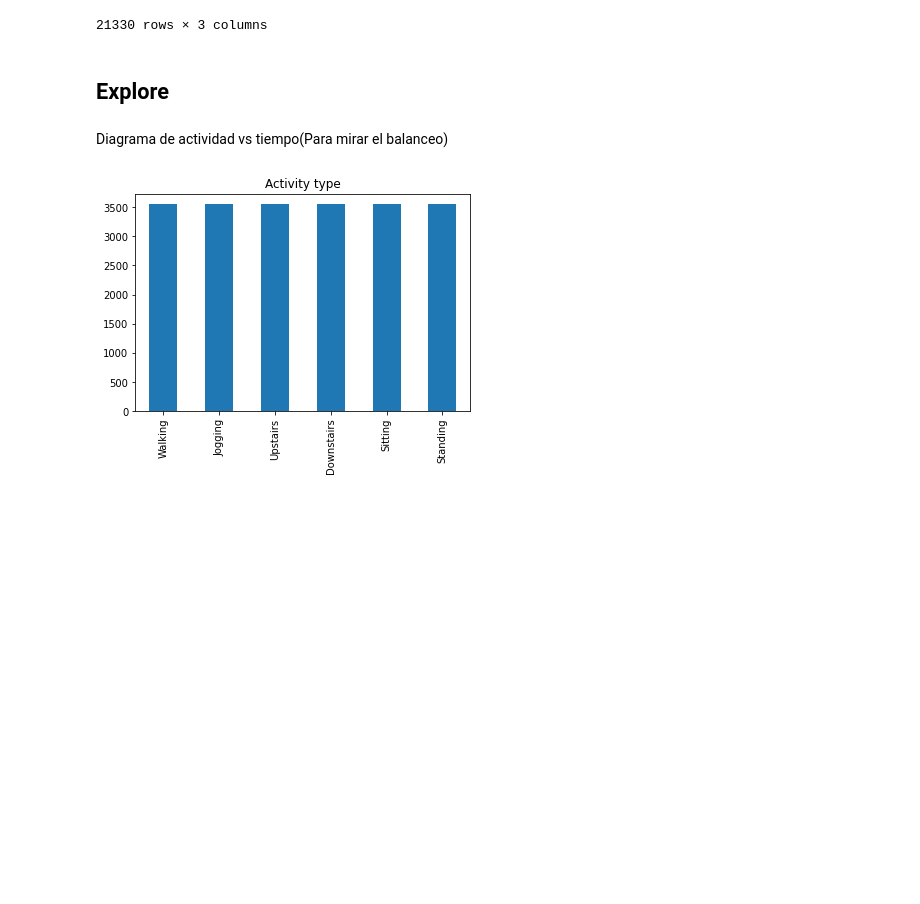
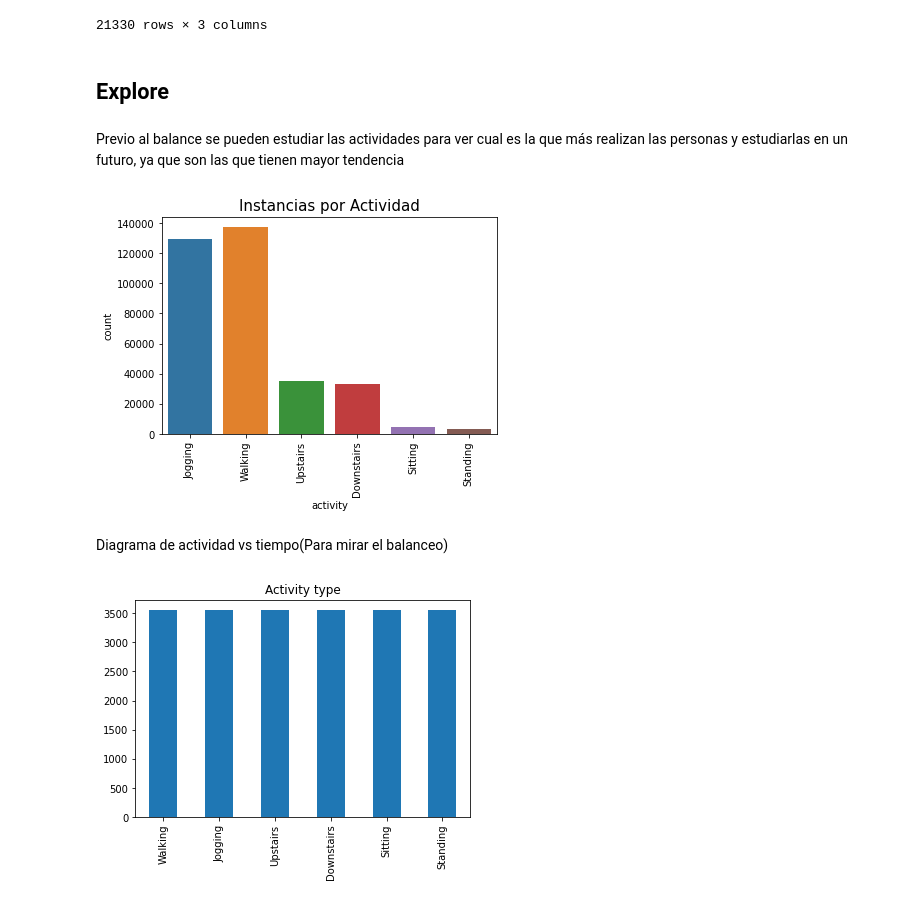
Before and after one commit to AndresWV/AndresWV.github.io, a Jupyter notebook: ProyectoWisdm.ipynb, the cells around one changed output. Saved outputs shown, nothing was run; the diff lists cells and outputs as text; code cells hidden in the pictures; blank space fills up the shorter version.

```diff
--- a/ProyectoWisdm.ipynb
+++ b/ProyectoWisdm.ipynb
@@ -223,6 +225,15 @@ scaled_X
 21330 rows × 3 columns
 # %% [markdown]
 ## **Explore**
+# %% [markdown]
+Previo al balance se pueden estudiar las actividades para ver cual es la que más realizan las personas y estudiarlas en un futuro, ya que son las que tienen mayor tendencia
+# %%
+plt.title('Instancias por Actividad', fontsize=15)
+sns.countplot(wisdmHarDf2.activity)
+plt.xticks(rotation=90)
+plt.show()
+# %% [output]
+[figure, added]
 # %% [markdown]
 Diagrama de actividad vs tiempo(Para mirar el balanceo)
 # %%
```
Also changed, not shown: parts of 6 cells of this notebook.
